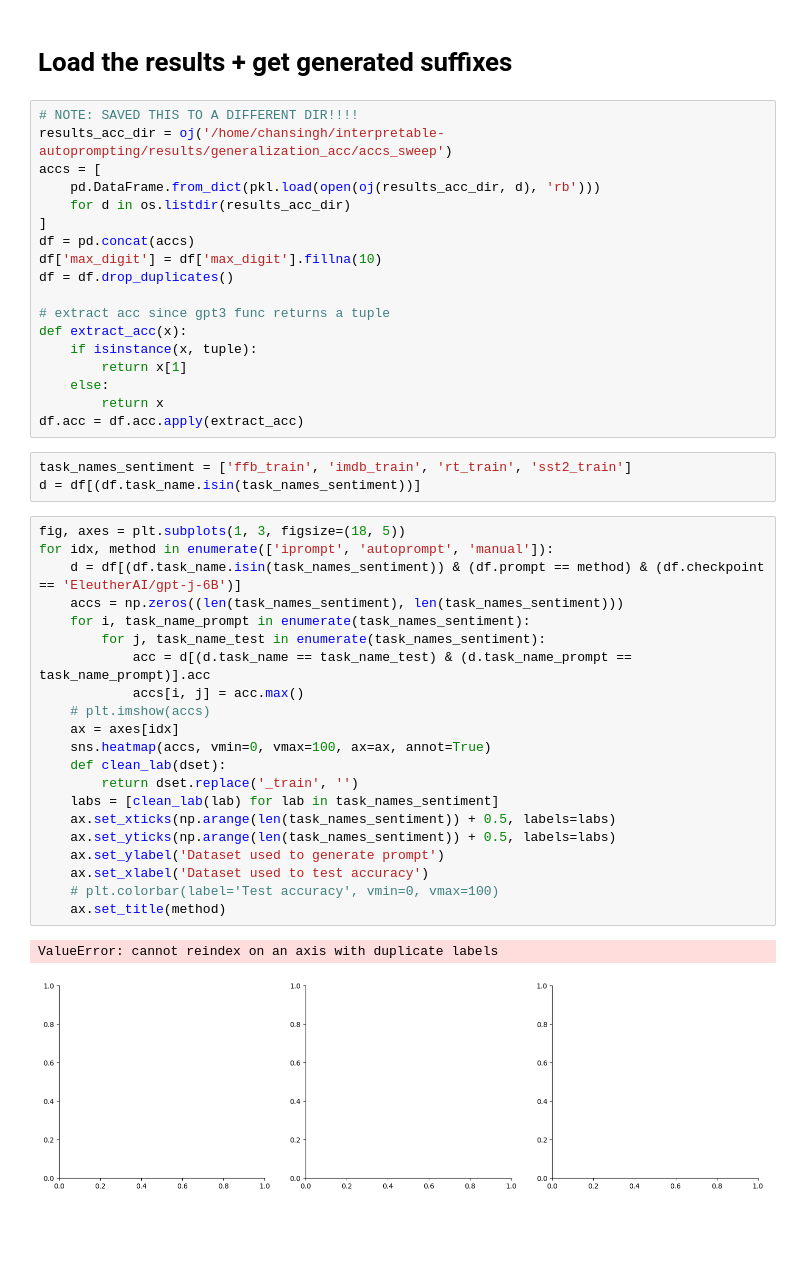
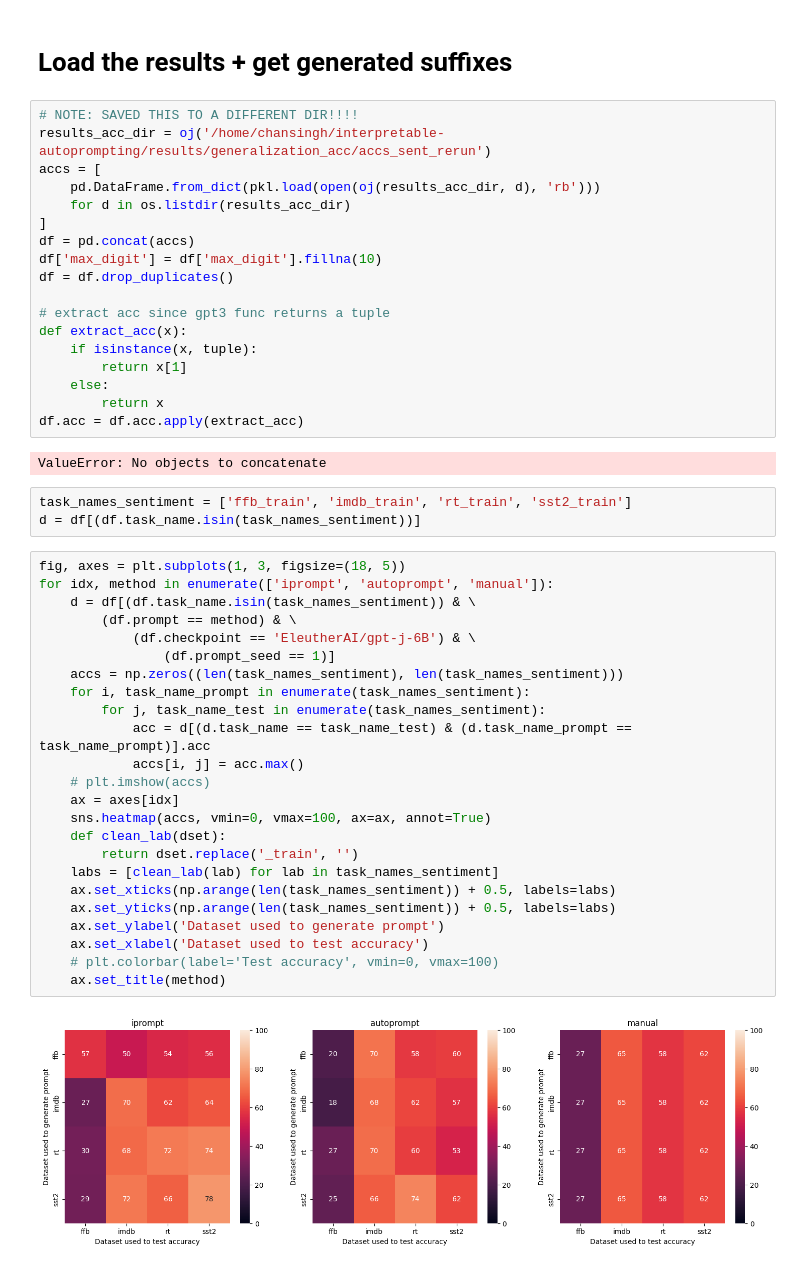
Before and after one commit to csinva/iprompt, a Jupyter notebook: notebooks/06_generalization_sentiment_ood.ipynb, the cells around one changed output. Cells and saved outputs as stored; diff of their text form; blank space fills up the shorter version.

```diff
--- a/notebooks/06_generalization_sentiment_ood.ipynb
+++ b/notebooks/06_generalization_sentiment_ood.ipynb
@@ -33,7 +33,7 @@ The autoreload extension is already loaded. To reload it, use:
 # Load the results + get generated suffixes
 # %%
 # NOTE: SAVED THIS TO A DIFFERENT DIR!!!!
-results_acc_dir = oj('/home/chansingh/interpretable-autoprompting/results/generalization_acc/accs_sweep')
+results_acc_dir = oj('/home/chansingh/interpretable-autoprompting/results/generalization_acc/accs_sent_rerun')
 accs = [
     pd.DataFrame.from_dict(pkl.load(open(oj(results_acc_dir, d), 'rb')))
     for d in os.listdir(results_acc_dir)
@@ -49,30 +49,34 @@ def extract_acc(x):
     else:
         return x
 df.acc = df.acc.apply(extract_acc)
+# %% [output]
+ValueError: No objects to concatenate
 # %%
 task_names_sentiment = ['ffb_train', 'imdb_train', 'rt_train', 'sst2_train']
 d = df[(df.task_name.isin(task_names_sentiment))]
 # %%
 fig, axes = plt.subplots(1, 3, figsize=(18, 5))
 for idx, method in enumerate(['iprompt', 'autoprompt', 'manual']):
-    d = df[(df.task_name.isin(task_names_sentiment)) & (df.prompt == method) & (df.checkpoint == 'EleutherAI/gpt-j-6B')]
+    d = df[(df.task_name.isin(task_names_sentiment)) & \
+        (df.prompt == method) & \
+            (df.checkpoint == 'EleutherAI/gpt-j-6B') & \
+                (df.prompt_seed == 1)]
     accs = np.zeros((len(task_names_sentiment), len(task_names_sentiment)))
     for i, task_name_prompt in enumerate(task_names_sentiment):
         for j, task_name_test in enumerate(task_names_sentiment):
             acc = d[(d.task_name == task_name_test) & (d.task_name_prompt == task_name_prompt)].acc
             accs[i, j] = acc.max()
     # plt.imshow(accs)
     ax = axes[idx]
     sns.heatmap(accs, vmin=0, vmax=100, ax=ax, annot=True)
     def clean_lab(dset):
         return dset.replace('_train', '')
     labs = [clean_lab(lab) for lab in task_names_sentiment]
     ax.set_xticks(np.arange(len(task_names_sentiment)) + 0.5, labels=labs)
     ax.set_yticks(np.arange(len(task_names_sentiment)) + 0.5, labels=labs)
     ax.set_ylabel('Dataset used to generate prompt')
     ax.set_xlabel('Dataset used to test accuracy')
     # plt.colorbar(label='Test accuracy', vmin=0, vmax=100)
     ax.set_title(method)
 # %% [output]
-ValueError: cannot reindex on an axis with duplicate labels
-[figure, old version]
+[figure, new version]
```
Also changed, not shown: 1 other file.
